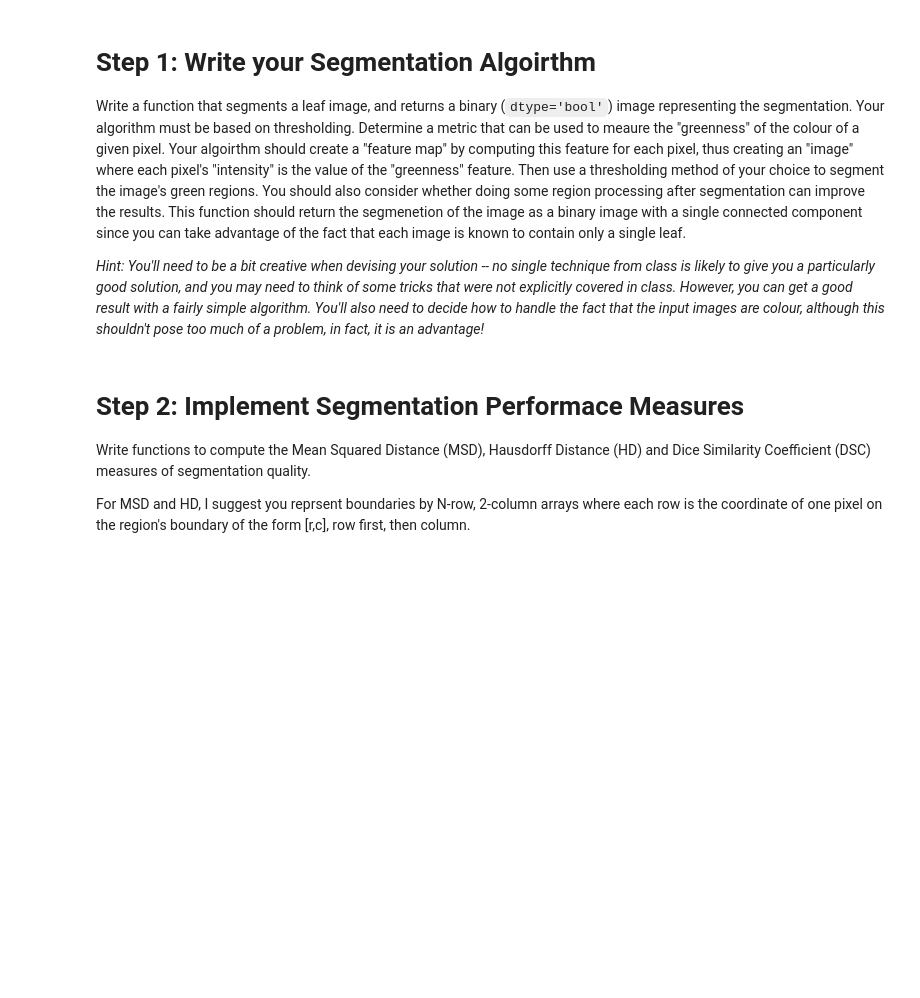
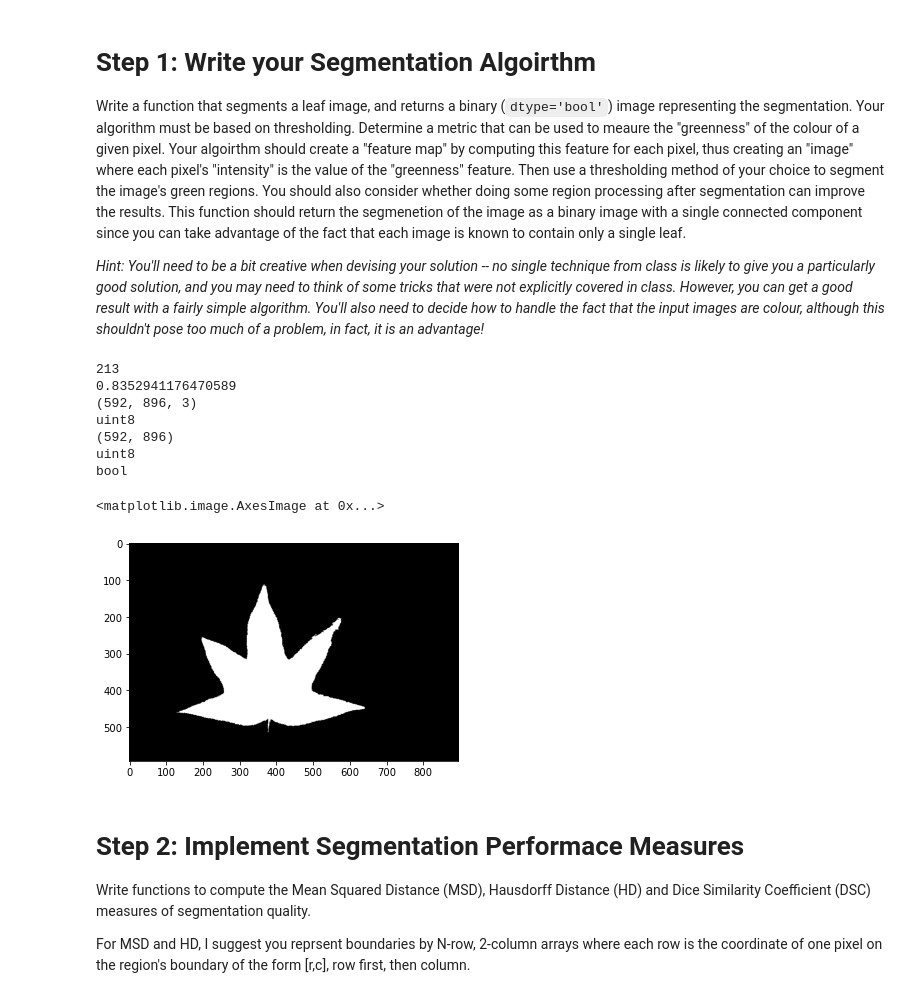
Before and after one commit to Ethan4416/CMPT819, a Jupyter notebook: Assignment 3/asn3-q1.ipynb, the cells around one changed output. Cells and saved outputs as stored; diff of their text form; code cells hidden in the pictures; blank space fills up the shorter version.

```diff
--- a/Assignment 3/asn3-q1.ipynb
+++ b/Assignment 3/asn3-q1.ipynb
@@ -52,3 +54,32 @@ def segleaf(I):
+# %%
+import matplotlib.pyplot as plt
+from skimage.io import imread
+from skimage.util import img_as_float
+
+test_img = imread("images\image_0009.png")
+
+print(test_img[...,0][0,0])
+print(img_as_float(test_img[...,0][0,0]))
+
+gtruth_img = imread("groundtruth\image_0161.png")
+print(test_img.shape)
+print(test_img.dtype)
+print(gtruth_img.shape)
+print(gtruth_img.dtype)
+
+mask = segleaf(img_as_float(test_img))
+print(mask.dtype)
+plt.imshow(mask, cmap='gray')
+# %% [output]
+213
+0.8352941176470589
+(592, 896, 3)
+uint8
+(592, 896)
+uint8
+bool
+<matplotlib.image.AxesImage at 0x...>
+[figure, added]
 # %% [markdown]
 # Step 2: Implement Segmentation Performace Measures
 
```
Also changed, not shown: parts of 10 cells of this notebook, 1 other file.
